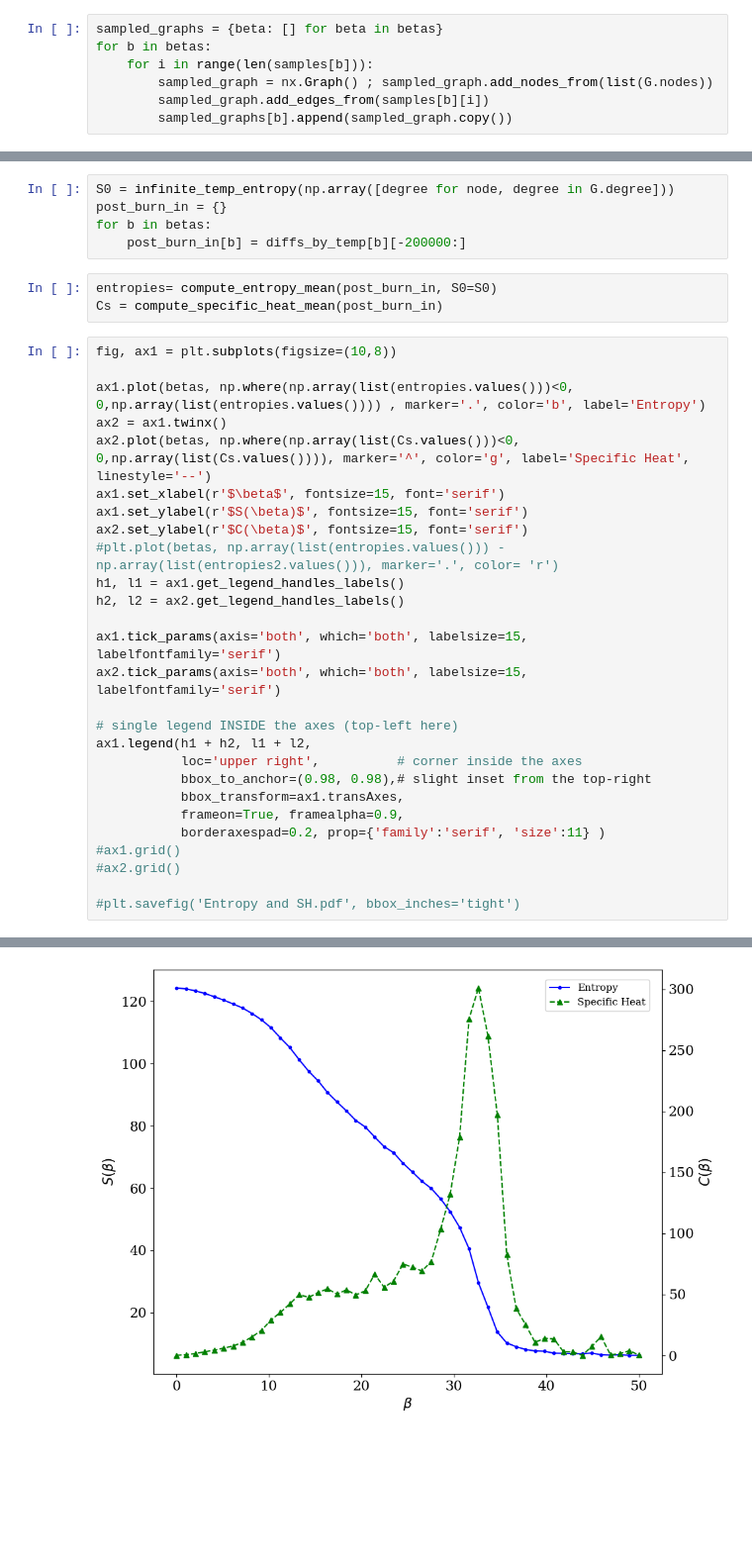
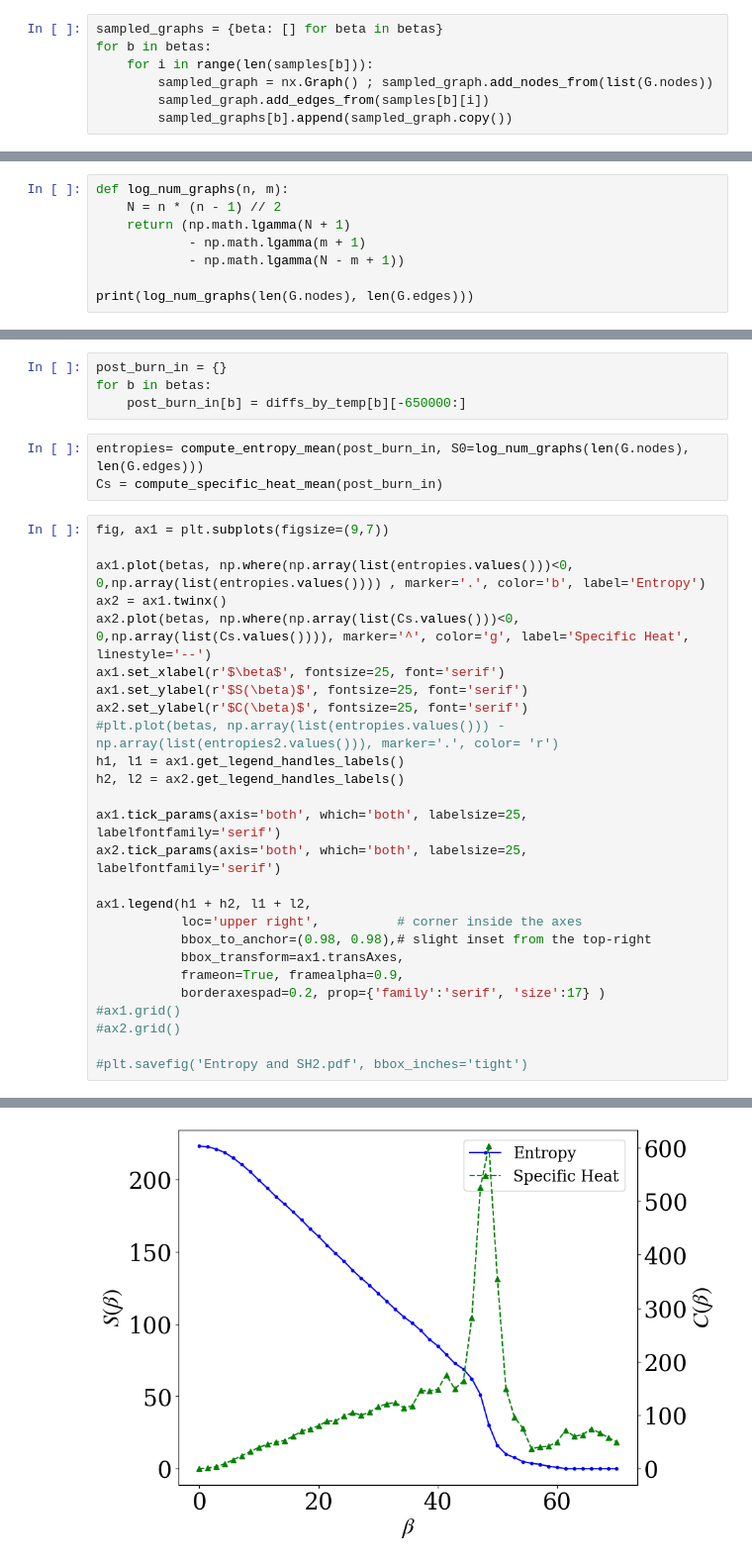
Before and after one commit to Vedanta-T/RandomWalk_FRTD_embeddings, a Jupyter notebook: Randomisation_example.ipynb, the cells around one changed output, grey strips where cells are left out. Shown at 99% size. Saved outputs shown, nothing was run; the diff lists cells and outputs as text; blank space fills up the shorter version.

```diff
--- a/Randomisation_example.ipynb
+++ b/Randomisation_example.ipynb
@@ -216,0 +223,8 @@ plt.xticks(fontsize=20) ; plt.yticks(fontsize=20)
+# %%
+def log_num_graphs(n, m):
+    N = n * (n - 1) // 2
+    return (np.math.lgamma(N + 1)
+            - np.math.lgamma(m + 1)
+            - np.math.lgamma(N - m + 1))
+
+print(log_num_graphs(len(G.nodes), len(G.edges)))
@@ -217,36 +233,34 @@ plt.xticks(fontsize=20) ; plt.yticks(fontsize=20)
 # %%
-S0 = infinite_temp_entropy(np.array([degree for node, degree in G.degree]))
 post_burn_in = {}
 for b in betas:
-    post_burn_in[b] = diffs_by_temp[b][-200000:]
+    post_burn_in[b] = diffs_by_temp[b][-650000:]
 # %%
-entropies= compute_entropy_mean(post_burn_in, S0=S0)
+entropies= compute_entropy_mean(post_burn_in, S0=log_num_graphs(len(G.nodes), len(G.edges)))
 Cs = compute_specific_heat_mean(post_burn_in)
 # %%
-fig, ax1 = plt.subplots(figsize=(10,8))
+fig, ax1 = plt.subplots(figsize=(9,7))
 
 ax1.plot(betas, np.where(np.array(list(entropies.values()))<0, 0,np.array(list(entropies.values()))) , marker='.', color='b', label='Entropy')
 ax2 = ax1.twinx()
 ax2.plot(betas, np.where(np.array(list(Cs.values()))<0, 0,np.array(list(Cs.values()))), marker='^', color='g', label='Specific Heat', linestyle='--')
-ax1.set_xlabel(r'$\beta$', fontsize=15, font='serif')
-ax1.set_ylabel(r'$S(\beta)$', fontsize=15, font='serif')
-ax2.set_ylabel(r'$C(\beta)$', fontsize=15, font='serif')
+ax1.set_xlabel(r'$\beta$', fontsize=25, font='serif')
+ax1.set_ylabel(r'$S(\beta)$', fontsize=25, font='serif')
+ax2.set_ylabel(r'$C(\beta)$', fontsize=25, font='serif')
 #plt.plot(betas, np.array(list(entropies.values())) - np.array(list(entropies2.values())), marker='.', color= 'r')
 h1, l1 = ax1.get_legend_handles_labels()
 h2, l2 = ax2.get_legend_handles_labels()
 
-ax1.tick_params(axis='both', which='both', labelsize=15, labelfontfamily='serif')
-ax2.tick_params(axis='both', which='both', labelsize=15, labelfontfamily='serif')
+ax1.tick_params(axis='both', which='both', labelsize=25, labelfontfamily='serif')
+ax2.tick_params(axis='both', which='both', labelsize=25, labelfontfamily='serif')
 
-# single legend INSIDE the axes (top-left here)
 ax1.legend(h1 + h2, l1 + l2,
            loc='upper right',          # corner inside the axes
            bbox_to_anchor=(0.98, 0.98),# slight inset from the top-right
            bbox_transform=ax1.transAxes,
            frameon=True, framealpha=0.9,
-           borderaxespad=0.2, prop={'family':'serif', 'size':11} )
+           borderaxespad=0.2, prop={'family':'serif', 'size':17} )
 #ax1.grid()
 #ax2.grid()
 
-#plt.savefig('Entropy and SH.pdf', bbox_inches='tight')
+#plt.savefig('Entropy and SH2.pdf', bbox_inches='tight')
 # %% [output]
@@ -253 +268 @@ ax1.legend(h1 + h2, l1 + l2,
-[figure, old version]
+[figure, new version]
```
Also changed, not shown: parts of 16 cells of this notebook.
